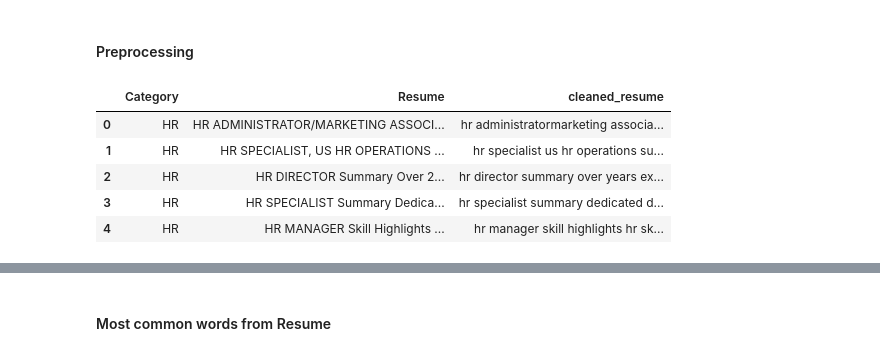
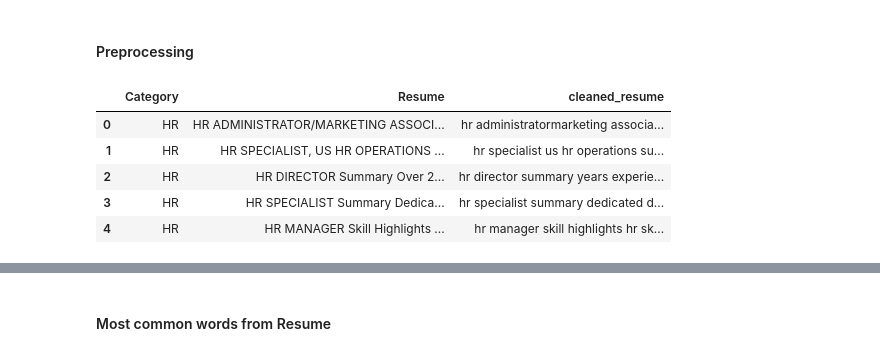
Before and after one commit to shohanursobuj/resume_categorization, a Jupyter notebook: resume_categorization.ipynb, the cells around one changed output, grey strips where cells are left out. Drawn from its saved outputs; the diff is of its cells as text; code cells hidden in the pictures.

Commit message:
model file

```diff
--- a/resume_categorization.ipynb
+++ b/resume_categorization.ipynb
@@ -6,11 +6,22 @@ import matplotlib.pyplot as plt
 import numpy as np
 import seaborn as sns
 import re
+import json
 import nltk
+import pickle
 import string
+import warnings
+warnings.filterwarnings('ignore')
+from sklearn.naive_bayes import MultinomialNB
+from sklearn.neighbors import KNeighborsClassifier
+import xgboost as xgb
+from sklearn.metrics import accuracy_score, classification_report
+from sklearn.model_selection import train_test_split
+from sklearn.feature_extraction.text import TfidfVectorizer
+from nltk.corpus import stopwords
 nltk.download('stopwords')
 nltk.download('punkt')
-from nltk.corpus import stopwords
+stop_words = set(stopwords.words('english'))
 # %% [output]
 [nltk_data] Downloading package stopwords to /home/sobuj/nltk_data...
 [nltk_data]   Package stopwords is already up-to-date!
@@ -129,27 +140,28 @@ plt.show()
 # %% [markdown]
 #### Preprocessing
 # %%
-import re
 def cleanResume(resumeText):
     resumeText = re.sub('http\S+\s*', ' ', resumeText)  # remove URLs
     resumeText = re.sub('RT|cc', ' ', resumeText)  # remove RT and cc
     resumeText = re.sub('#\S+', '', resumeText)  # remove hashtags
     resumeText = re.sub('\d+', '', resumeText)  # remove digits
     resumeText = re.sub('[^a-zA-Z\s]', '', resumeText)  # remove special characters (excluding whitespace and letters)
     resumeText = re.sub('@\S+', ' ', resumeText)  # remove mentions
     resumeText = re.sub('[%s]' % re.escape("""!"#$%&'()*+,-./:;<=>?@[\]^_`{|}~"""), ' ', resumeText)  # remove punctuations
     resumeText = re.sub(r'[^\x00-\x7f]', r' ', resumeText)  # remove non-ascii characters
     resumeText = re.sub('\s+', ' ', resumeText)  # remove extra whitespace
     resumeText = resumeText.lower()  # convert to lowercase
+    # remove stopwords from resume text
+    resumeText = ' '.join(word for word in resumeText.split() if word not in stop_words)
     return resumeText
 
 df['cleaned_resume'] = df.Resume.apply(lambda x: cleanResume(x))
 df.head()
 # %% [output]
 |  | Category | Resume | cleaned_resume |
 | 0 | HR | HR ADMINISTRATOR/MARKETING ASSOCI... | hr administratormarketing associa... |
 | 1 | HR | HR SPECIALIST, US HR OPERATIONS ... | hr specialist us hr operations su... |
-| 2 | HR | HR DIRECTOR Summary Over 2... | hr director summary over years ex... |
+| 2 | HR | HR DIRECTOR Summary Over 2... | hr director summary years experie... |
 | 3 | HR | HR SPECIALIST Summary Dedica... | hr specialist summary dedicated d... |
 | 4 | HR | HR MANAGER Skill Highlights ... | hr manager skill highlights hr sk... |
 # %%
```
Also changed, not shown: parts of 21 cells of this notebook, 2 other files.
